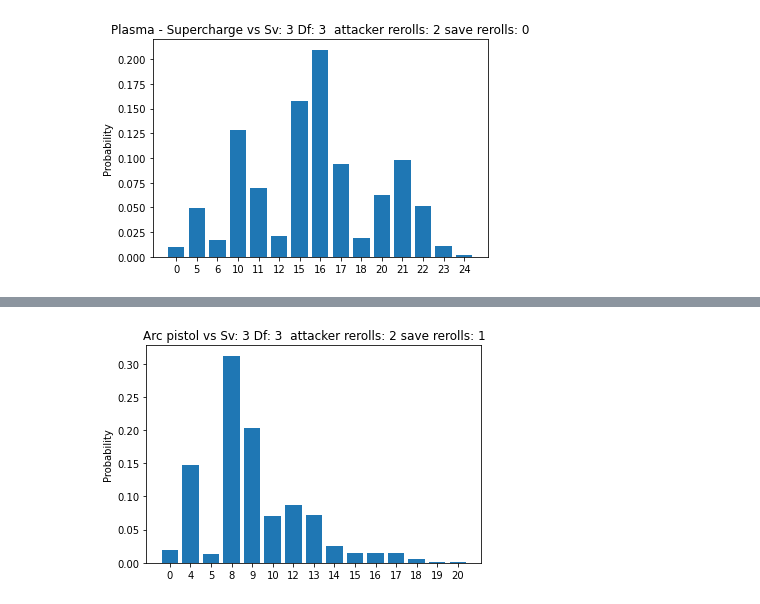
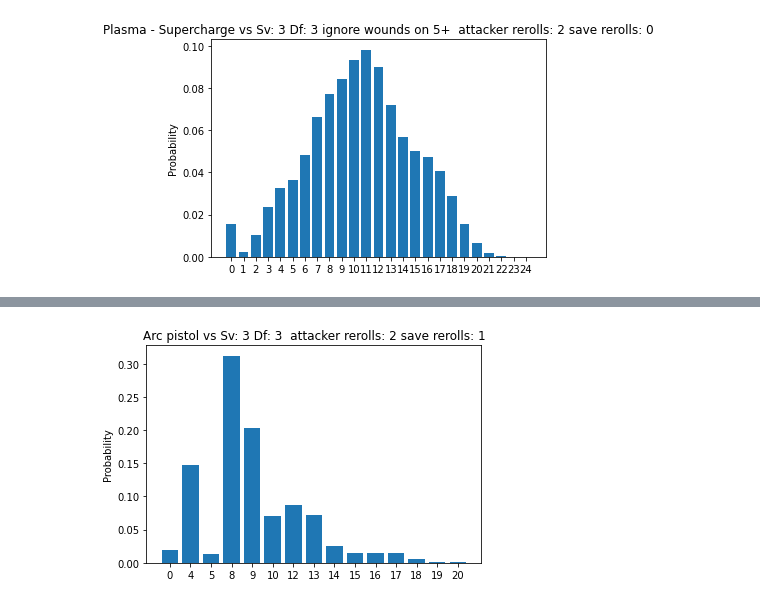
Before and after one commit to feuerfritas/ktstats, a Jupyter notebook: Untitled.ipynb, the cells around one changed output, grey strips where cells are left out. Drawn from its saved outputs; the diff is of its cells as text; code cells hidden in the pictures.

```diff
--- a/Untitled.ipynb
+++ b/Untitled.ipynb
@@ -370,7 +35,7 @@ plasma.plot_shoot(Target(3,3), attack_rerolls=0, cover=0)
 # %%
-plasma.plot_shoot(Target(3,3), save_rerolls=0, attack_rerolls=2)
+plasma.plot_shoot(Target(3,3,ignore_wounds_on=5), save_rerolls=0, attack_rerolls=2)
 # %% [output]
-[figure, old version]
+[figure, new version]
 # %%
 plasmal = Weapon('Plasma - Standard', 4, 3, 5, 6, ['AP1'])
 plasmal.plot_shoot(Target(3,3), save_rerolls=1, attack_rerolls=2)
```
Also changed, not shown: parts of 35 cells of this notebook, 3 other files.
